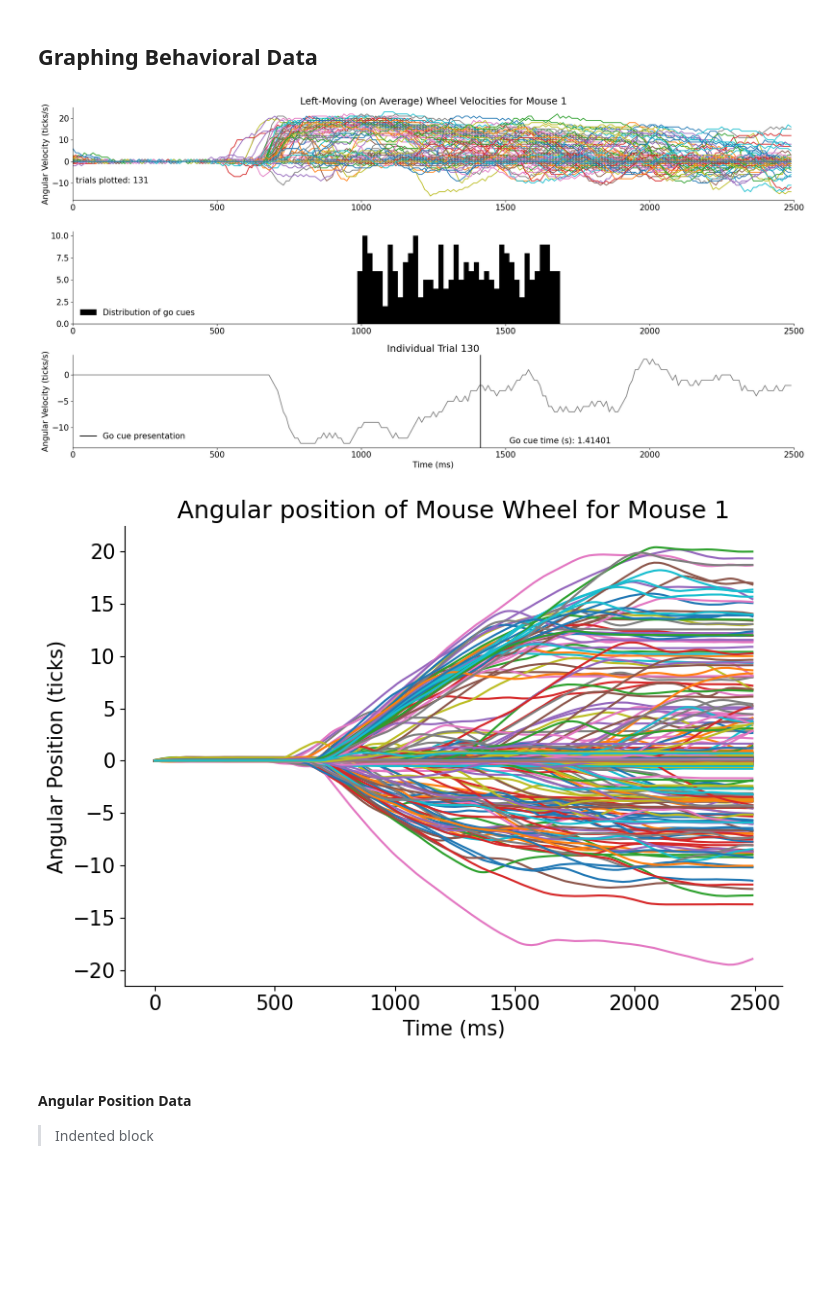
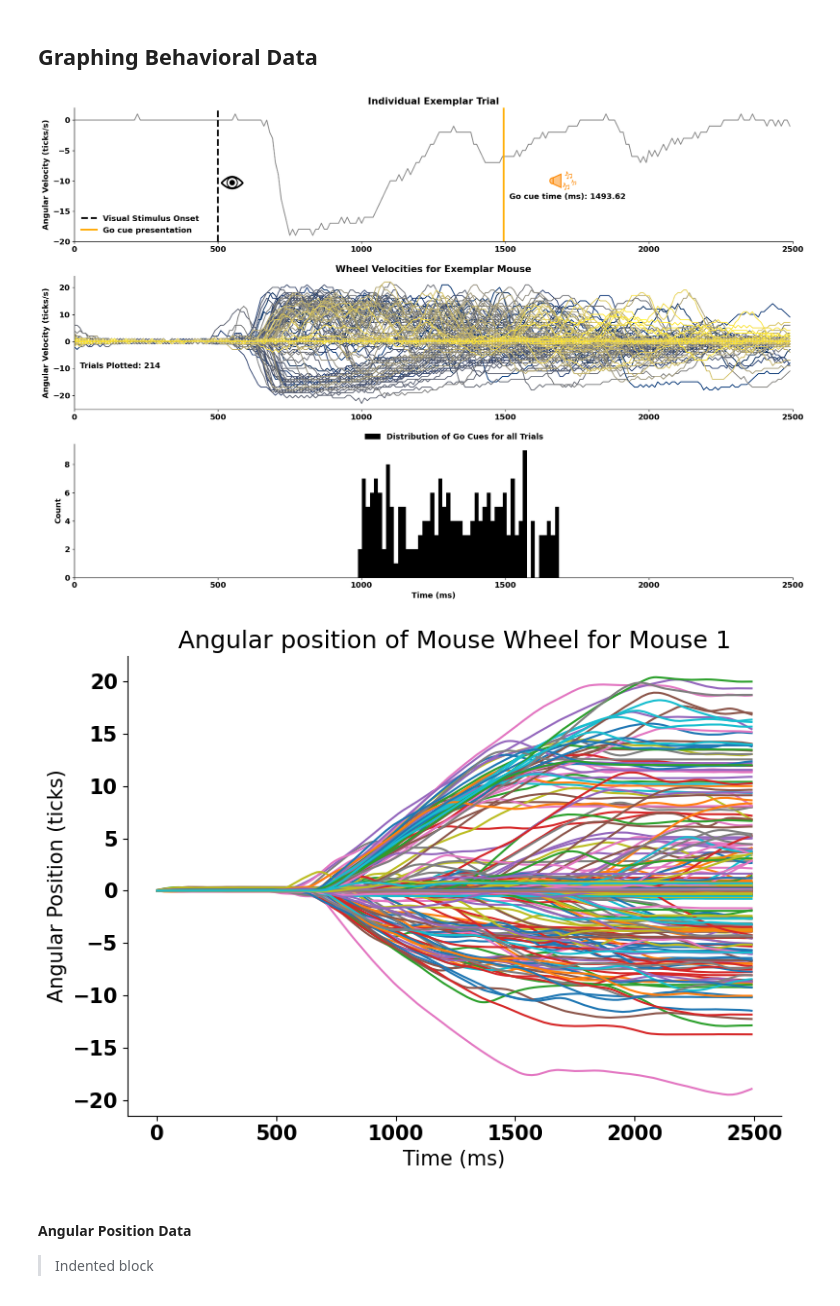
Before and after one commit to Ian-Goodall-Halliwell/MouseMindreading, a Jupyter notebook: Steinmentz_Behavioral_Data.ipynb, the cells around one changed output. Drawn from its saved outputs; the diff is of its cells as text; code cells hidden in the pictures; blank space fills up the shorter version.

Commit message:
Onset Detection Pretty graphs

```diff
--- a/Steinmentz_Behavioral_Data.ipynb
+++ b/Steinmentz_Behavioral_Data.ipynb
@@ -6,17 +6,23 @@ includes some visualizations
 import math as math
 import numpy as np
 import matplotlib.pyplot as plt
+from matplotlib import colormaps
 from scipy.stats import zscore
 from sklearn.decomposition import PCA
 
 # For progress bars
 from tqdm.notebook import tqdm
+
+# Importing Cashaback lab data vizualization package
+import data_visualization as dv
+wheel = dv.ColorWheel()
 # %%
 # @title Figure settings
 from matplotlib import rcParams
 
 # rcParams['figure.figsize'] = [20, 4]
-rcParams['font.size'] = 15
+rcParams['font.weight'] = 'bold'
+rcParams['font.size'] = 13
 rcParams['axes.spines.top'] = False
 rcParams['axes.spines.right'] = False
 rcParams['figure.autolayout'] = True
@@ -86,43 +92,65 @@ The original dataset is here: https://figshare.com/articles/dataset/Dataset_from
 # %%
 # Plotting
 trials_plotted = 0
-fig, axs = plt.subplots(3, figsize = (20,10))
+fig, axs = plt.subplots(3, figsize = (18,12))
 
 #-- Calculating the stimulus response time --#
-cur_mouse = 1
+cur_mouse = 0
 mouse_dict = alldat[cur_mouse]
 wheel_vel = mouse_dict['wheel'][0] # In ticks/second
 
 # Plotting all trials of our data
+colors = [cm.cividis(x/len(wheel_vel)) for x in range(len(wheel_vel))]
 for i in tqdm(range(len(mouse_dict['gocue']))):
-  if wheel_vel[i].mean() > 0:
     trials_plotted += 1
-    axs[0].plot(np.arange(0, 2500, 10),wheel_vel[i])
+    axs[1].plot(np.arange(0, 2500, 10),wheel_vel[i], color = colors[i])
 
-axs[0].set_title(f'Left-Moving (on Average) Wheel Velocities for Mouse {cur_mouse}')
-axs[0].set_ylabel('Angular Velocity (ticks/s)')
-axs[0].text(10,-10,f"trials plotted: {trials_plotted}")
-axs[0].set_xlim(0,2500)
+axs[1].set_title(f'Wheel Velocities for Exemplar Mouse', fontweight = 'bold')
+axs[1].set_ylabel('Angular Velocity (ticks/s)', fontweight = 'bold')
+axs[1].text(20,-10,f"Trials Plotted: {trials_plotted}")
+axs[1].set_xlim(0,2500)
 
 
 # Plotting the histogram of go cue (adding 500ms to go cues to correct for the time data)
-axs[1].hist(mouse_dict['gocue']*1000+500, bins = 40, color = 'black', label = 'Distribution of go cues');
-axs[1].set_xlim(0,2500)
-axs[1].legend(frameon=False, loc = 'lower left');
+axs[2].hist(mouse_dict['gocue']*1000+500, bins = 50, color = 'black', label = 'Distribution of Go Cues for all Trials');
+axs[2].set_xlim(0,2500)
+axs[2].set_ylabel('Count', fontweight = 'bold')
+axs[2].legend(frameon=False, loc = (0.40,1));
 
 # Plotting an individual trial with the go cue
-indiv_trial_no = 130
-axs[2].plot(np.arange(0, 2500, 10),wheel_vel[indiv_trial_no], color = 'gray')
-axs[2].axvline(mouse_dict['gocue'][indiv_trial_no]*1000+500, color = 'black', label = 'Go cue presentation')
+indiv_trial_no = 30
+axs[0].plot(np.arange(0, 2500, 10),wheel_vel[indiv_trial_no], color = 'gray')
+axs[0].axvline(500, color = 'black', label = 'Visual Stimulus Onset', linewidth = 3, linestyle ='--')
+axs[0].axvline(mouse_dict['gocue'][indiv_trial_no]*1000+500, color = 'orange', label = 'Go cue presentation', linewidth = 3)
 
-axs[2].set_title(f"Individual Trial {indiv_trial_no}")
-axs[2].set_xlabel('Time (ms)')
-axs[2].set_ylabel('Angular Velocity (ticks/s)')
-axs[2].text(mouse_dict['gocue'][indiv_trial_no]*1000+600, -13,f"Go cue time (s): {round(mouse_dict['gocue'][indiv_trial_no][0],5)+.50}")
-axs[2].set_xlim(0,2500)
-axs[2].legend(frameon=False, loc = 'lower left');
+axs[0].set_title(f"Individual Exemplar Trial", fontweight = 'bold')
+axs[2].set_xlabel('Time (ms)', fontweight = 'bold')
+axs[0].set_ylabel('Angular Velocity (ticks/s)', fontweight = 'bold')
+axs[0].text(mouse_dict['gocue'][indiv_trial_no]*1000+520, -13,f"Go cue time (ms): {(round(mouse_dict['gocue'][indiv_trial_no][0],5)+.50)*1000}")
+axs[0].set_xlim(0,2500)
+axs[0].legend(frameon=False, loc = 'lower left');
+plt.tight_layout()
+
+
+#-- Sound --#
+sound_x, sound_y = 1650, -15 # Note that coordinates aren't necessarily the center of the object
+sound_size_x = 100
+sound_size_y = 10
+sound = axs[0].inset_axes([sound_x, sound_y, sound_size_x, sound_size_y], transform = axs[0].transData)
+sound.imshow(dv.get_reward_icon(wheel.light_orange))
+sound.axis("off")
+
+#-- Visual Stimulus --#
+sound_x, sound_y = 500, -15.5 # Note that coordinates aren't necessarily the center of the object
+sound_size_x = 100
+sound_size_y = 10
+sound = axs[0].inset_axes([sound_x, sound_y, sound_size_x, sound_size_y], transform = axs[0].transData)
+sound.imshow(dv.get_sight_icon(wheel.black))
+sound.axis("off")
+
+plt.savefig('Mouse_group_traj.png', dpi = 300)
 # %% [output]
-[figure, old version]
+[figure, new version]
 # %%
 
 #-- Calculating the position from velocity --#
@@ -146,7 +174,7 @@ ax.set_title(f"Angular position of Mouse Wheel for Mouse {str(cur_mouse_pos)}")
 ax.set_ylabel('Angular Position (ticks)')
 ax.set_xlabel('Time (ms)');
 # %% [output]
-[figure, old version]
+[figure, new version]
 # %% [markdown]
 #### Angular Position Data
 
```
Also changed, not shown: parts of 1 cell of this notebook, 3 other files.
